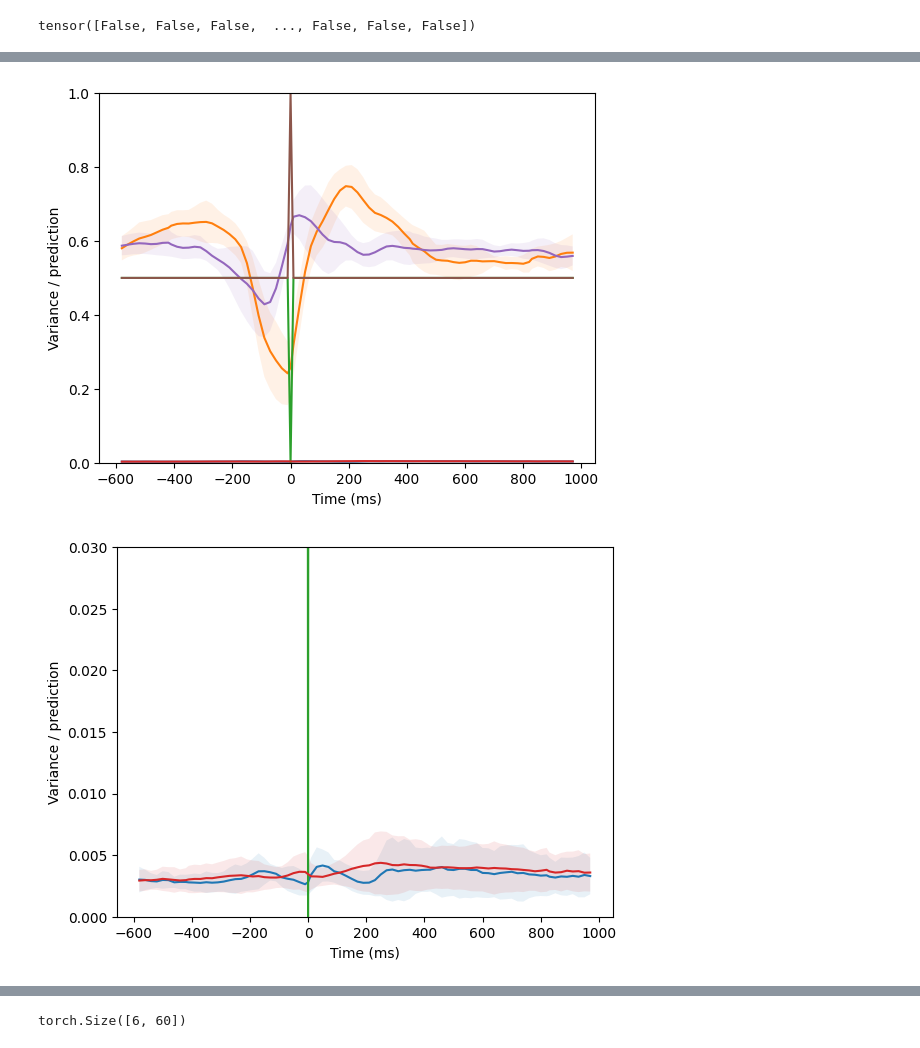
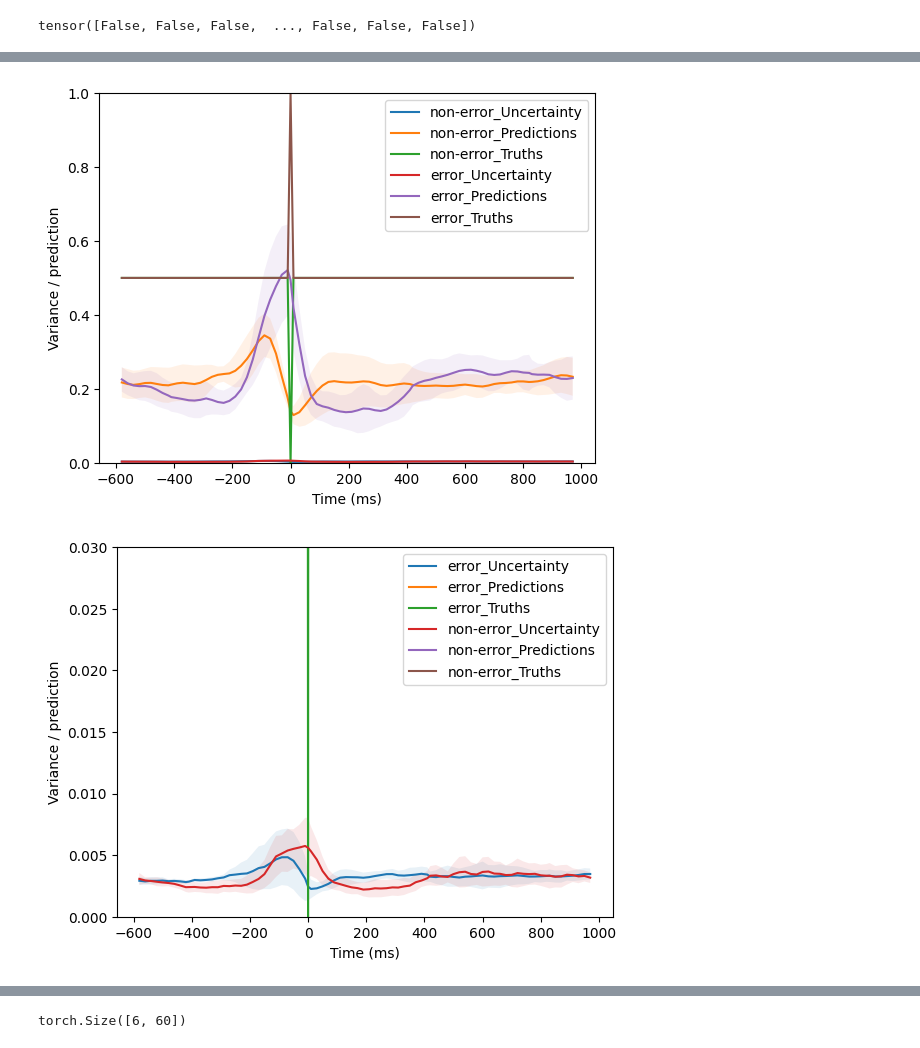
Before and after one commit to ivopascal/Error-perception-classification-in-BCI-using-CNN_private, a Jupyter notebook: Metrics_analysis.ipynb, the cells around one changed output, grey strips where cells are left out. Cells and saved outputs as stored; diff of their text form; code cells hidden in the pictures.

```diff
--- a/Metrics_analysis.ipynb
+++ b/Metrics_analysis.ipynb
@@ -85,7 +115,7 @@ tensor([7.9673e-01, 5.6819e-02, 9.6738e-01,  ..., 3.9098e-02, 1.6473e-04,
 # %%
 event_indices = np.where(test_metrics_continuous.y_in_distribution.numpy())
 # %%
-y_true_id = test_metrics_continuous.y_true.clone().double()
+y_true_id = 1 - test_metrics_continuous.y_true.clone().double()
 y_true_id[~test_metrics_continuous.y_in_distribution] = 0.5
 # %%
 y_true_id[~test_metrics_continuous.y_in_distribution]
@@ -166,7 +197,7 @@ def make_average_around_event(lower_window_ms, upper_window_ms, undersampling=un
     y_trues = []
     y_subj = []
     for event_index in range(len(event_indices[0])):
-        y_true = (test_metrics_continuous.y_true[event_indices[0][event_index]])
+        y_true = 1 - (test_metrics_continuous.y_true[event_indices[0][event_index]])
         # print(y_true)
 
         if y_to_plot != None and y_to_plot != y_true:
@@ -176,7 +207,7 @@ def make_average_around_event(lower_window_ms, upper_window_ms, undersampling=un
 
         y_subj.append(test_metrics_continuous.y_subj_idx[event_indices[0][event_index] + lower_window: event_indices[0][event_index] + upper_window])
         y_variances.append(test_metrics_continuous.y_variance[event_indices[0][event_index] + lower_window: event_indices[0][event_index] + upper_window])
-        y_predictions.append(test_metrics_continuous.y_predicted[event_indices[0][event_index] + lower_window: event_indices[0][event_index] + upper_window])
+        y_predictions.append(1 - test_metrics_continuous.y_predicted[event_indices[0][event_index] + lower_window: event_indices[0][event_index] + upper_window])
         y_trues.append(y_true_id[event_indices[0][event_index] + lower_window: event_indices[0][event_index] + upper_window])
 
 
@@ -238,14 +269,16 @@ plt.show()
 # %%
-make_average_around_event(-600, 1000, y_to_plot = 0)
-make_average_around_event(-600, 1000, y_to_plot = 1)
+make_average_around_event(-600, 1000, y_to_plot = 0, label_prefix="non-error_")
+make_average_around_event(-600, 1000, y_to_plot = 1, label_prefix="error_")
+plt.legend()
 plt.show()
 # %% [output]
-[figure, old version]
+[figure, new version]
 # %%
-make_average_around_event(-600, 1000, y_to_plot = 0)
-make_average_around_event(-600, 1000, y_to_plot = 1)
+make_average_around_event(-600, 1000, y_to_plot = 0, label_prefix="error_")
+make_average_around_event(-600, 1000, y_to_plot = 1,label_prefix="non-error_")
+plt.legend()
 plt.ylim(0.0, 0.03)
 plt.show()
 # %% [output]
-[figure, old version]
+[figure, new version]
 # %%
```
Also changed, not shown: parts of 41 cells of this notebook, 6 other files.
